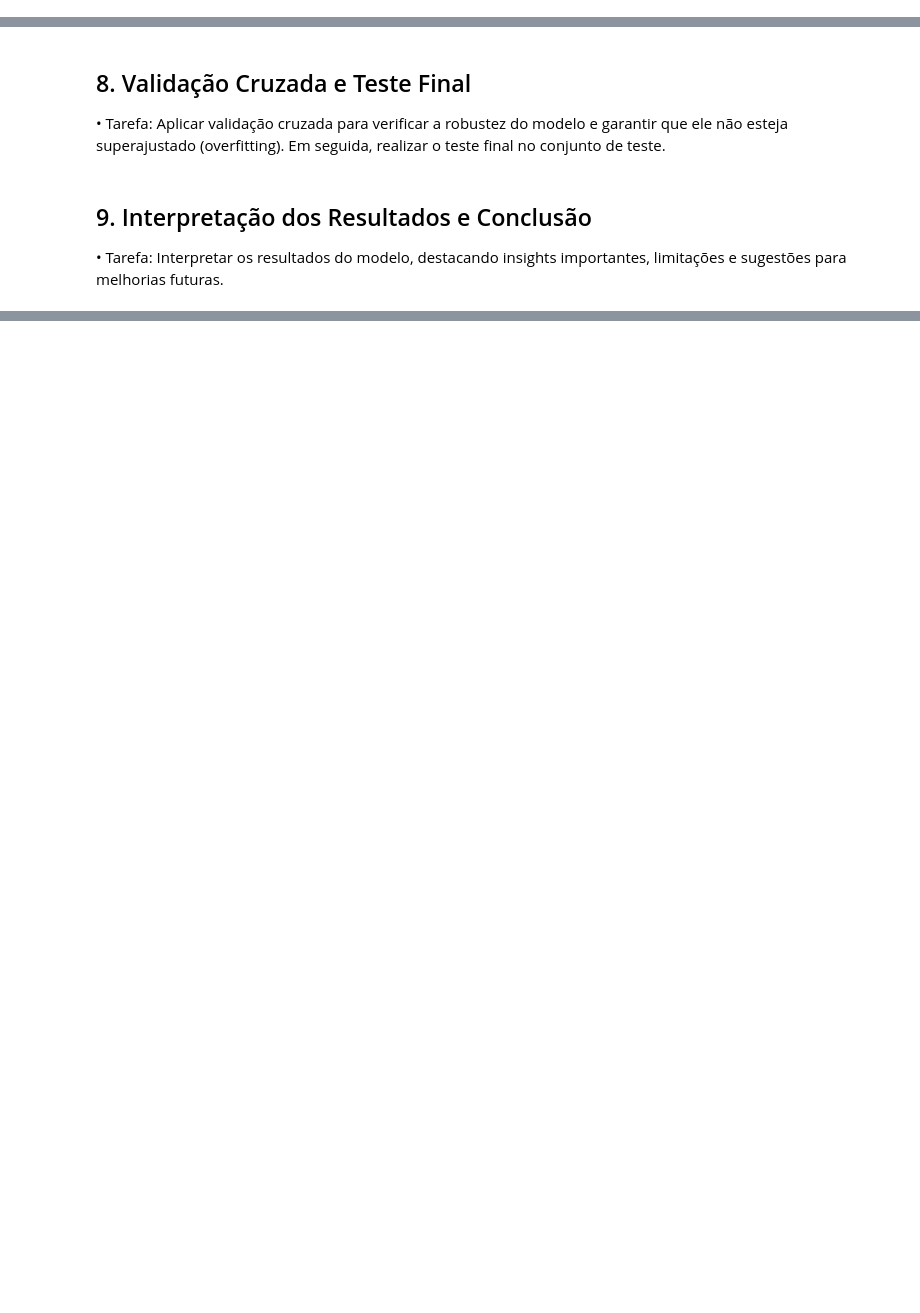
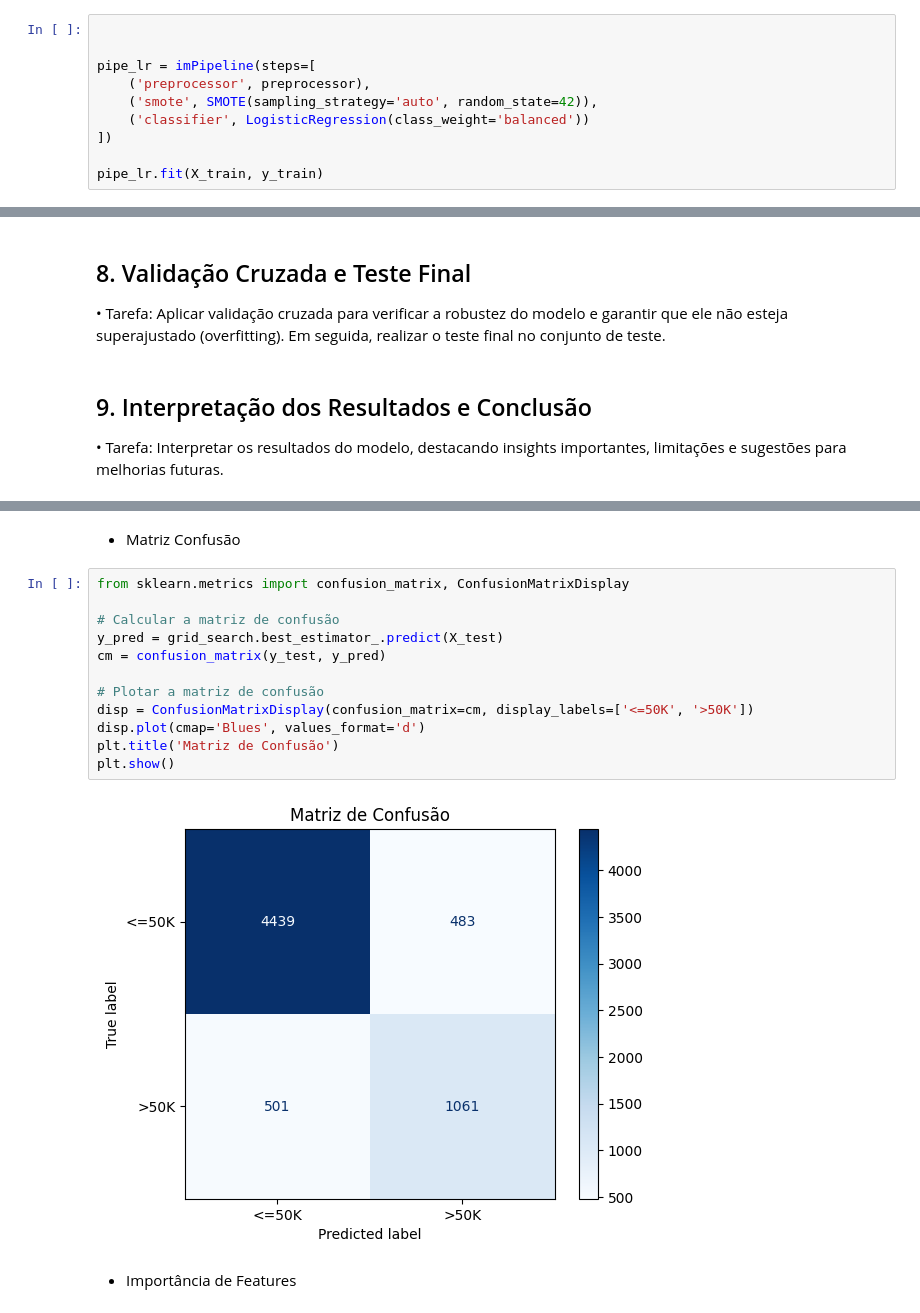
Before and after one commit to Jaquerida/adult_census, a Jupyter notebook: adult_census_income.ipynb, the cells around one changed output, grey strips where cells are left out. Saved outputs shown, nothing was run; the diff lists cells and outputs as text; blank space fills up the shorter version.

```diff
--- a/adult_census_income.ipynb
+++ b/adult_census_income.ipynb
@@ -307,0 +362,10 @@ You can try to debug the error by setting error_score='raise'.
+# %%
+
+
+pipe_lr = imPipeline(steps=[
+    ('preprocessor', preprocessor),
+    ('smote', SMOTE(sampling_strategy='auto', random_state=42)),
+    ('classifier', LogisticRegression(class_weight='balanced'))
+])
+
+pipe_lr.fit(X_train, y_train)
@@ -328,0 +575,18 @@ You can try to debug the error by setting error_score='raise'.
+# %% [markdown]
+- Matriz Confusão
+# %%
+from sklearn.metrics import confusion_matrix, ConfusionMatrixDisplay
+
+# Calcular a matriz de confusão
+y_pred = grid_search.best_estimator_.predict(X_test)
+cm = confusion_matrix(y_test, y_pred)
+
+# Plotar a matriz de confusão
+disp = ConfusionMatrixDisplay(confusion_matrix=cm, display_labels=['<=50K', '>50K'])
+disp.plot(cmap='Blues', values_format='d')
+plt.title('Matriz de Confusão')
+plt.show()
+# %% [output]
+[figure, added]
+# %% [markdown]
+- Importância de Features
```
Also changed, not shown: parts of 37 cells of this notebook, 1 other file.
